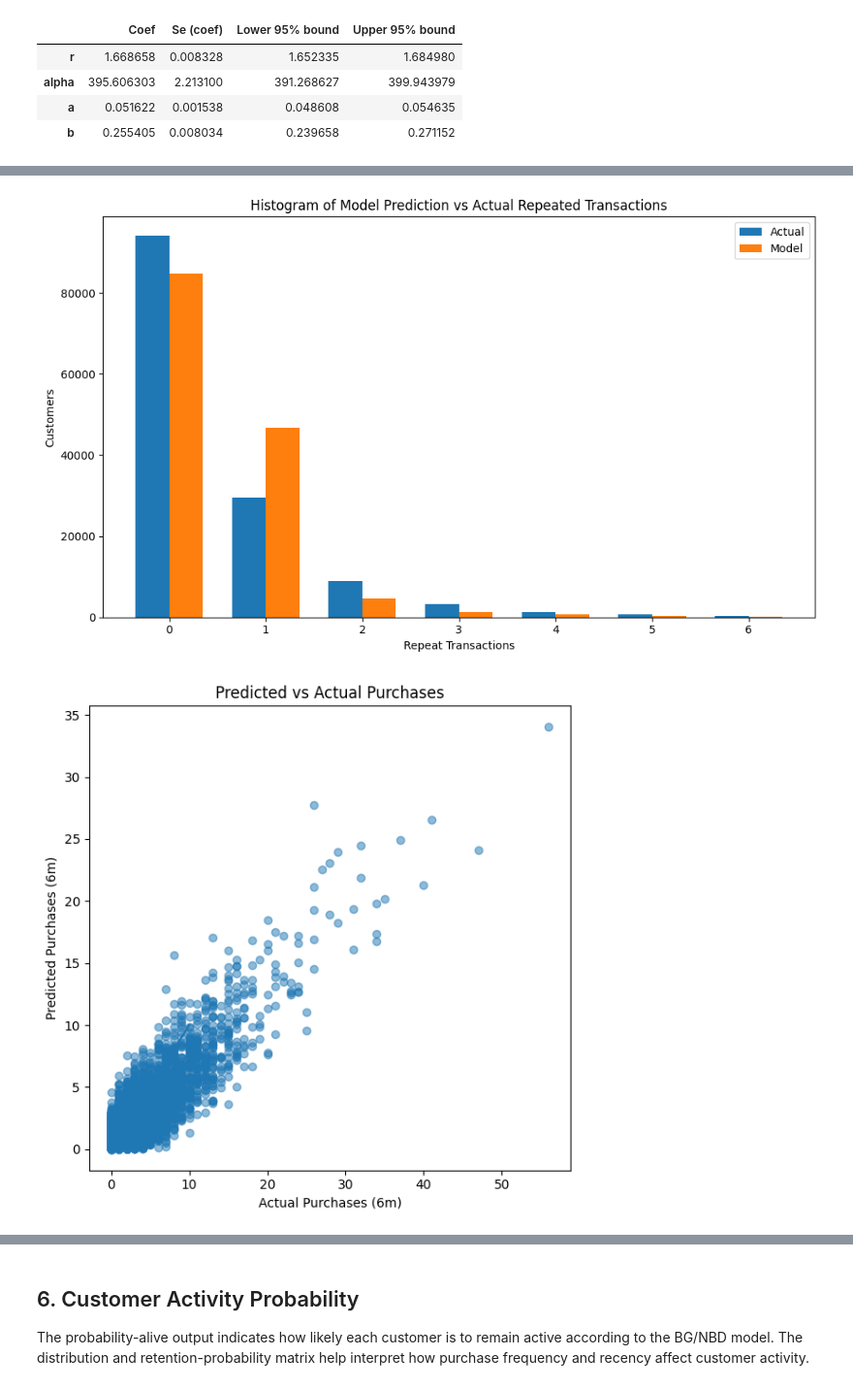
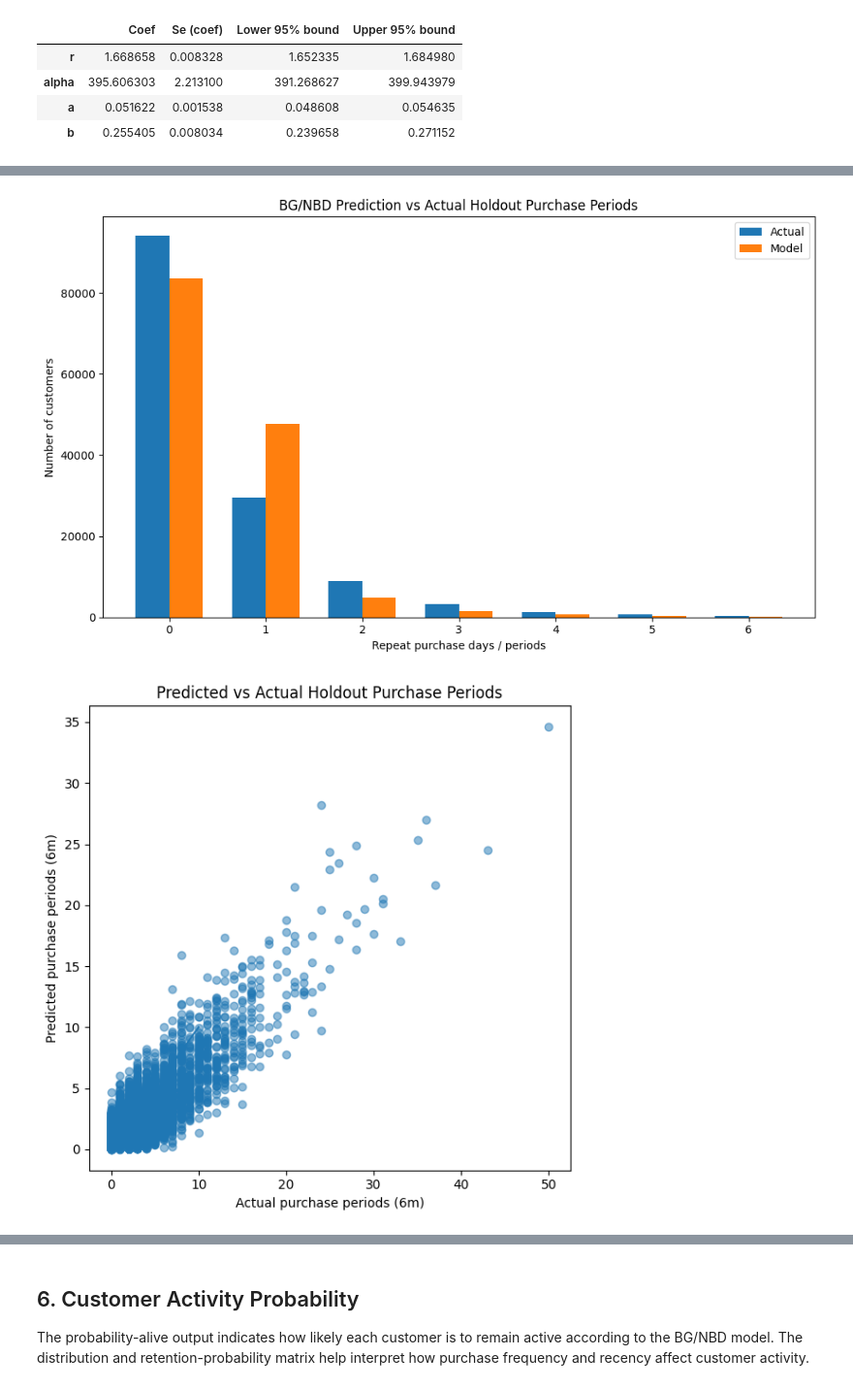
Before and after one commit to thutrang147/retail-clv-segmentation, a Jupyter notebook: main.ipynb, the cells around one changed output, grey strips where cells are left out. Shown at 97% size. Cells and saved outputs as stored; diff of their text form; code cells hidden in the pictures.

```diff
--- a/main.ipynb
+++ b/main.ipynb
@@ -68,8 +70,15 @@ retail_clean = retail_df[
 ].copy()
 
 retail_clean.dropna(subset=['Customer_Name'], inplace=True)
+
+# Normalize customer name to reduce accidental duplicates caused by whitespace
+retail_clean['Customer_Name'] = retail_clean['Customer_Name'].astype(str).str.strip()
+
 retail_clean.drop_duplicates(inplace=True)
 
+# Sort data before creating RFMT summaries
+retail_clean = retail_clean.sort_values(['Customer_Name', 'Date']).reset_index(drop=True)
+
 print(retail_clean.shape)
 # %% [output]
 (1000000, 13)
@@ -95,14 +282,19 @@ current_date = calibration_data['Date'].max()
 
 rfm_summary = summary_data_from_transaction_data(
     calibration_data,
-    'Customer_Name',
-    'Date',
+    customer_id_col='Customer_Name',
+    datetime_col='Date',
     monetary_value_col='Total_Cost',
     observation_period_end=current_date,
     freq='D'
 )
 
-rfm_summary = rfm_summary[rfm_summary['frequency'] > 0]
+# BG/NBD + Gamma-Gamma model is fitted on repeat customers only
+rfm_summary = rfm_summary[
+    (rfm_summary['frequency'] > 0) &
+    (rfm_summary['monetary_value'] > 0)
+].copy()
+
 rfm_summary.head()
 # %% [output]
 |  | frequency | recency | T | monetary_value |
@@ -132,7 +427,7 @@ rfm_summary['pred_1m'] = bgf.conditional_expected_number_of_purchases_up_to_time
 )
 
 rfm_summary['pred_6m'] = bgf.conditional_expected_number_of_purchases_up_to_time(
-    180,
+    holdout_days,
     rfm_summary['frequency'],
     rfm_summary['recency'],
     rfm_summary['T']
@@ -151,5 +446,9 @@ rfm_summary['p_alive'] = bgf.conditional_probability_alive(
     rfm_summary['T']
 )
 
-rfm_summary.head()
+rfm_summary = add_holdout_actuals(rfm_summary, holdout_data)
+
+rfm_summary[
+    ['pred_6m', 'actual_6m', 'actual_transactions_6m', 'actual_active_6m', 'actual_value_6m']
+].head()
 # %% [output]
@@ -182,8 +517,5 @@ The predicted six-month purchase frequency is compared with observed purchasing
 # %%
 max_trans = 6
-
-actual_6m = holdout_data.groupby('Customer_Name').size()
-rfm_summary['actual_6m'] = actual_6m.reindex(rfm_summary.index).fillna(0)
 
 actual_counts = rfm_summary['actual_6m'].value_counts().sort_index()
 pred_counts = rfm_summary['pred_6m'].round().value_counts().sort_index()
@@ -195,27 +527,27 @@ pred_plot = [pred_counts.get(i, 0) for i in x]
 plt.figure(figsize=(10, 6))
 width = 0.35
 
-plt.bar(x - width / 2, actual_plot, width, label='Actual', color='#1f77b4')
-plt.bar(x + width / 2, pred_plot, width, label='Model', color='#ff7f0e')
+plt.bar(x - width / 2, actual_plot, width, label='Actual')
+plt.bar(x + width / 2, pred_plot, width, label='Model')
 
-plt.xlabel('Repeat Transactions')
-plt.ylabel('Customers')
-plt.title('Histogram of Model Prediction vs Actual Repeated Transactions')
+plt.xlabel('Repeat purchase days / periods')
+plt.ylabel('Number of customers')
+plt.title('BG/NBD Prediction vs Actual Holdout Purchase Periods')
 plt.xticks(x)
 plt.legend()
 plt.tight_layout()
 plt.show()
 # %% [output]
-[figure, old version]
+[figure, new version]
 # %%
 plt.figure(figsize=(6, 6))
 plt.scatter(rfm_summary['actual_6m'], rfm_summary['pred_6m'], alpha=0.5)
 
-plt.xlabel('Actual Purchases (6m)')
-plt.ylabel('Predicted Purchases (6m)')
-plt.title('Predicted vs Actual Purchases')
+plt.xlabel('Actual purchase periods (6m)')
+plt.ylabel('Predicted purchase periods (6m)')
+plt.title('Predicted vs Actual Holdout Purchase Periods')
 plt.plot([0, 10], [0, 10])
 plt.tight_layout()
 plt.show()
 # %% [output]
-[figure, old version]
+[figure, new version]
```
Also changed, not shown: parts of 78 cells of this notebook, 4 other files.
